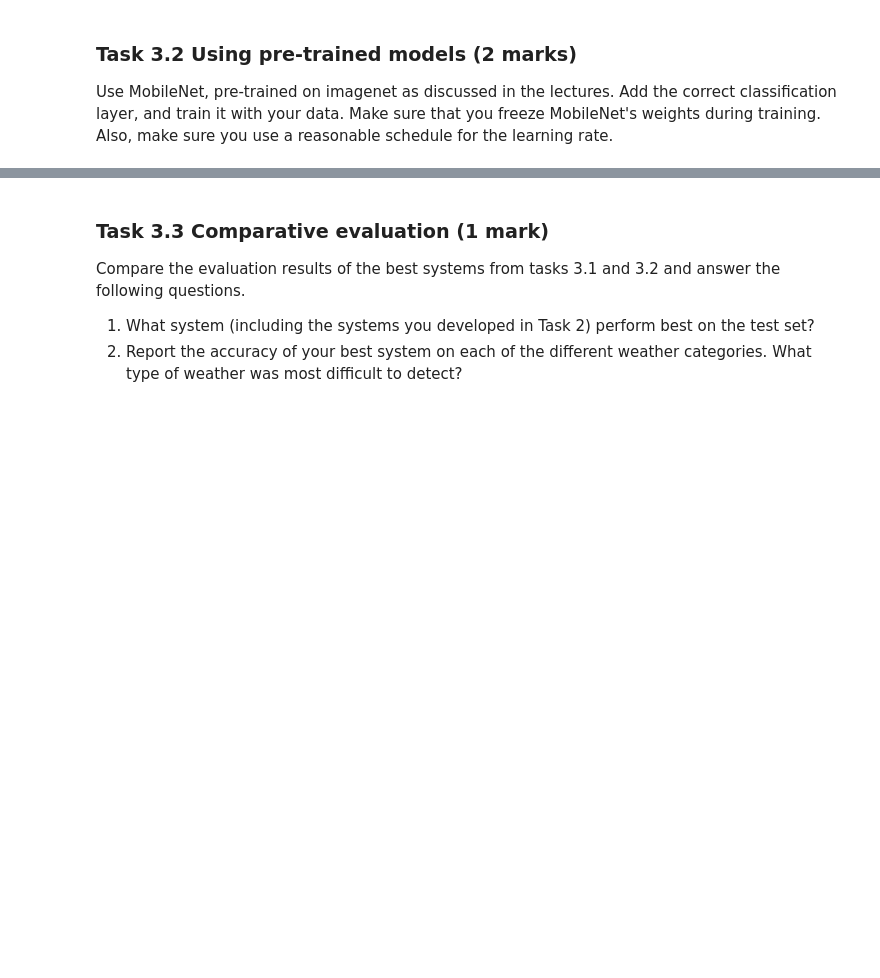
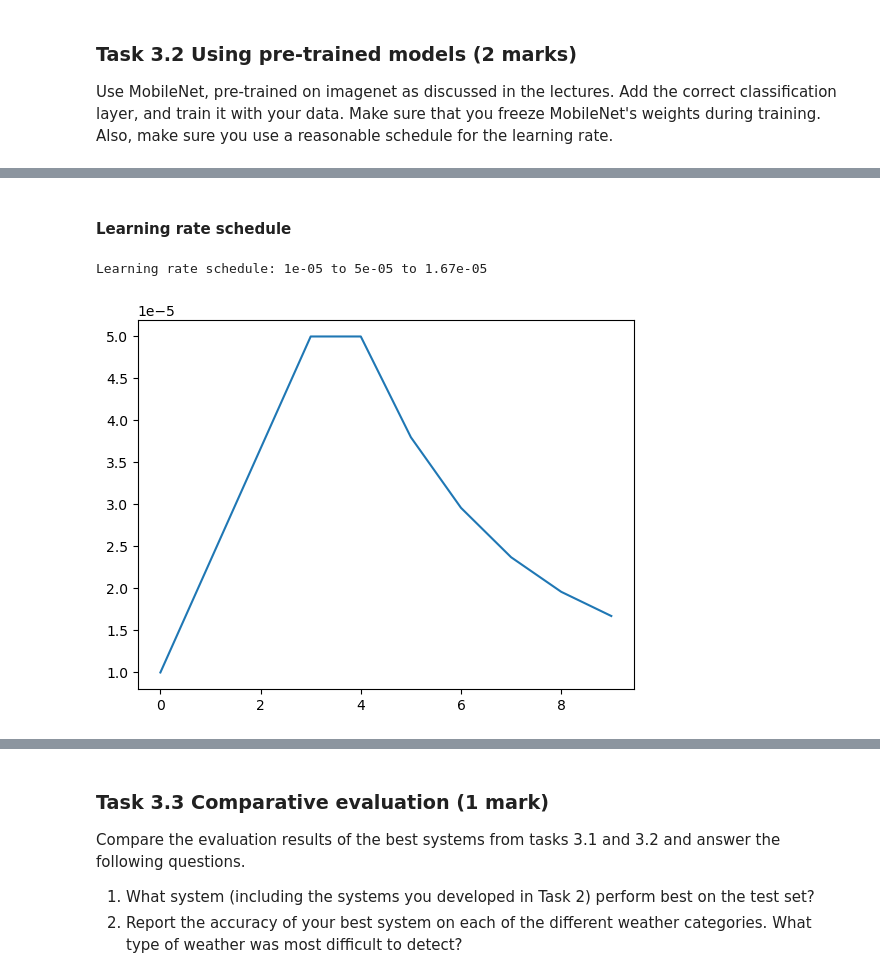
Before and after one commit to jyothimbyregowda/assigment22, a Jupyter notebook: A2 (2).ipynb, the cells around one changed output, grey strips where cells are left out. Saved outputs shown, nothing was run; the diff lists cells and outputs as text; code cells hidden in the pictures; blank space fills up the shorter version.

```diff
--- a/A2 (2).ipynb
+++ b/A2 (2).ipynb
@@ -378,0 +511,13 @@ Try a more complex architecture that has 1 or more hidden layers with dropout. F
+# %%
+import kerastuner as kt
+from tensorflow.keras.models import Sequential
+from tensorflow.keras.layers import Flatten, Dense, Dropout
+
+tuner = kt.BayesianOptimization(build_model,objective=kt.Objective('val_accuracy', 'max'), max_trials=5,num_initial_points=2,
+    overwrite=True,project_name='weather_bayesian')
+
+tuner.search(train_dataset, epochs=5, validation_data=eval_dataset)
+topN = 1
+for x in range(topN):
+  print(tuner.get_best_hyperparameters(topN)[x].values)
+  print(tuner.get_best_models(topN)[x].summary())
@@ -407,0 +789,28 @@ Use MobileNet, pre-trained on imagenet as discussed in the lectures. Add the cor
+# %% [markdown]
+#### Learning rate schedule
+# %%
+EPOCHS = 10
+LR_START = 0.00001
+LR_MAX = 0.00005
+LR_MIN = 0.00001
+LR_RAMPUP_EPOCHS = 3
+LR_SUSTAIN_EPOCHS = 1
+LR_EXP_DECAY = 0.7
+
+def lrfn(epoch):
+    if epoch < LR_RAMPUP_EPOCHS:
+        lr = (LR_MAX - LR_START) / LR_RAMPUP_EPOCHS * epoch + LR_START
+    elif epoch < LR_RAMPUP_EPOCHS + LR_SUSTAIN_EPOCHS:
+        lr = LR_MAX
+    else:
+        lr = (LR_MAX - LR_MIN) * LR_EXP_DECAY**(epoch - LR_RAMPUP_EPOCHS - LR_SUSTAIN_EPOCHS) + LR_MIN
+    return lr
+
+lr_callback = tf.keras.callbacks.LearningRateScheduler(lrfn, verbose=True)
+rng = [i for i in range(EPOCHS)]
+y = [lrfn(x) for x in rng]
+plt.plot(rng, y)
+print("Learning rate schedule: {:.3g} to {:.3g} to {:.3g}".format(y[0], max(y), y[-1]))
+# %% [output]
+Learning rate schedule: 1e-05 to 5e-05 to 1.67e-05
+[figure, added]
```
Also changed, not shown: parts of 59 cells of this notebook.
